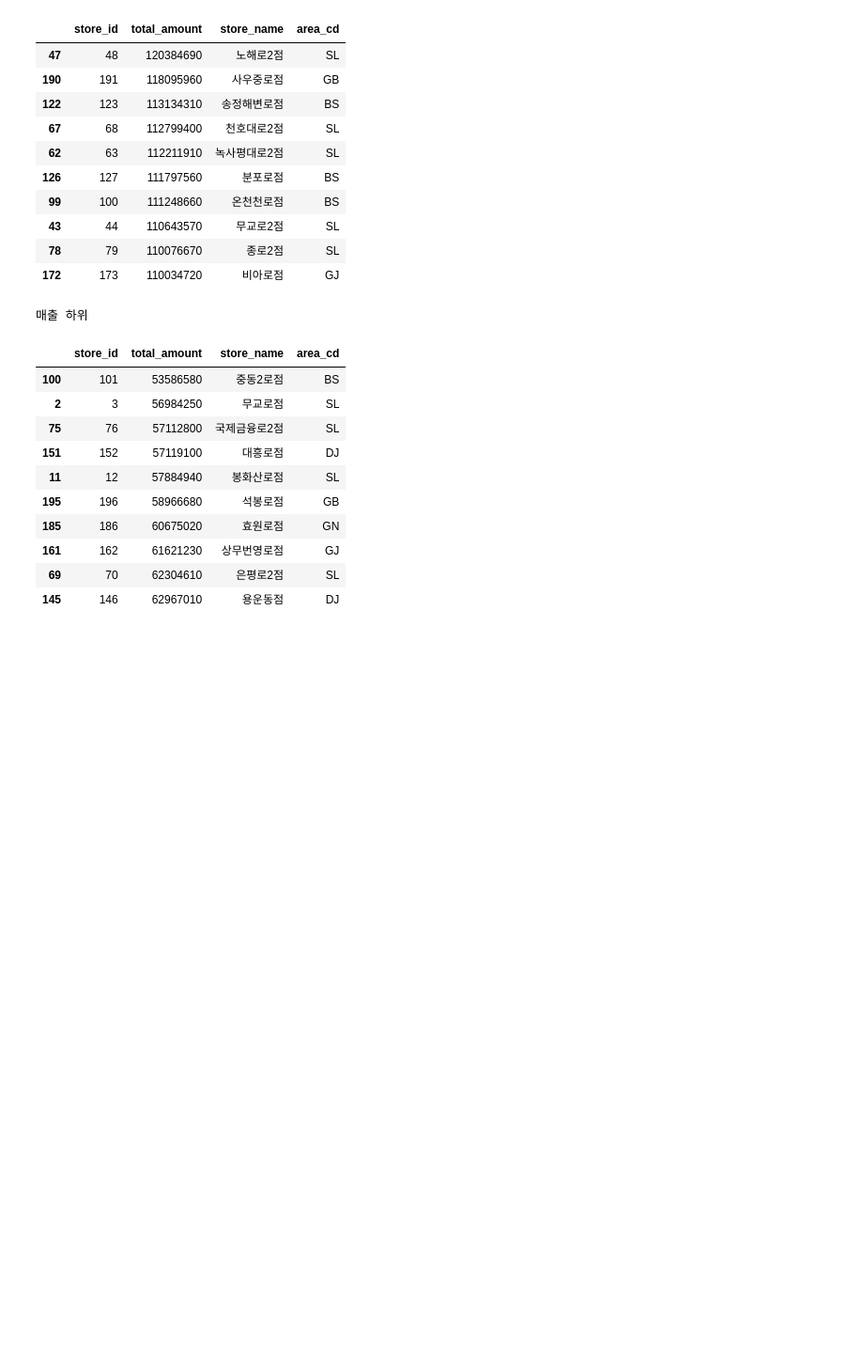
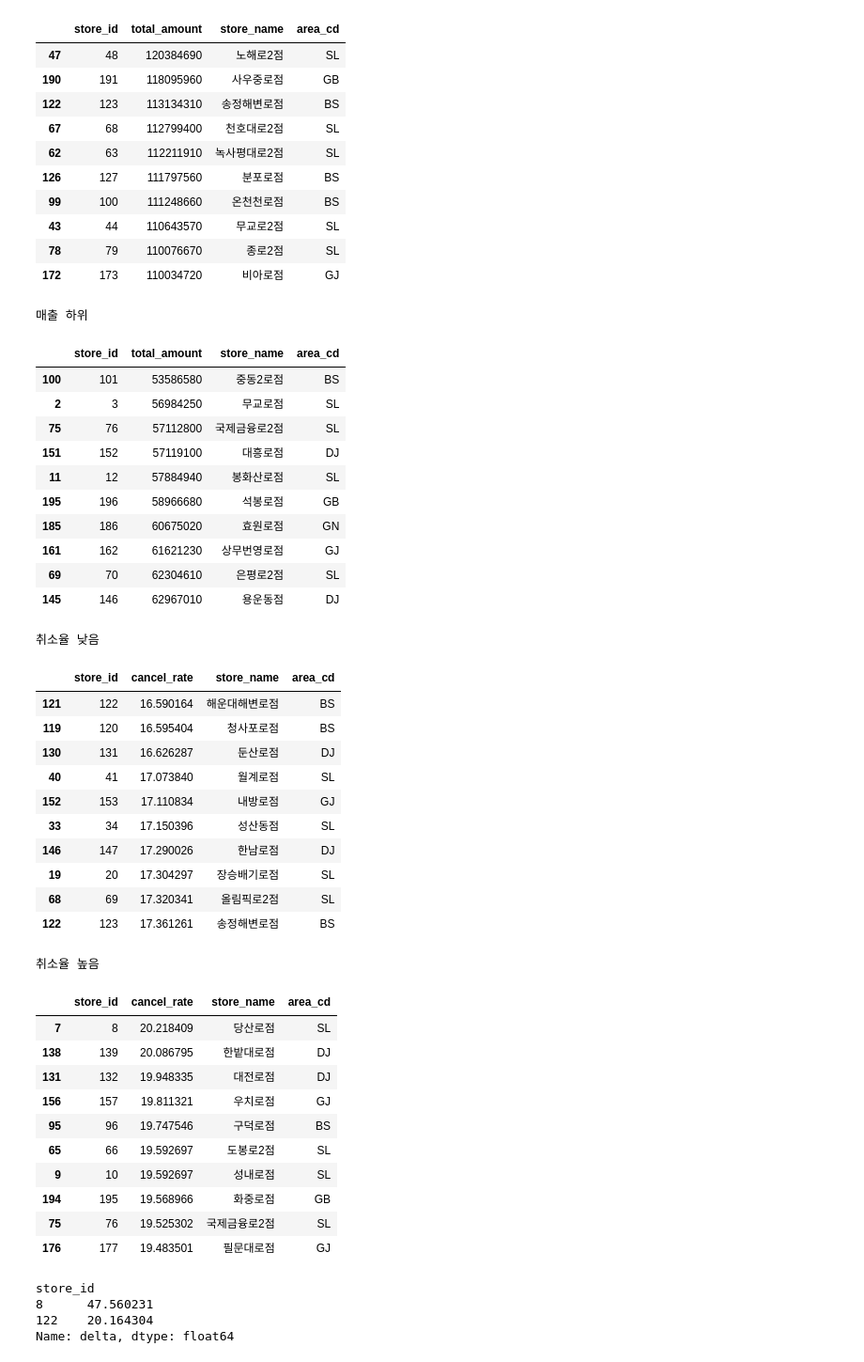
Before and after one commit to yumioh/data_analysis_lab, a Jupyter notebook: ML_100/chapter3.ipynb, the cells around one changed output. Shown at 94% size. Cells and saved outputs as stored; diff of their text form; code cells hidden in the pictures; blank space fills up the shorter version.

```diff
--- a/ML_100/chapter3.ipynb
+++ b/ML_100/chapter3.ipynb
@@ -412,3 +412,66 @@ display(store_summary_df.sort_values('total_amount', ascending=True).head(10))
 | 161 | 162 | 61621230 | 상무번영로점 | GJ |
 | 69 | 70 | 62304610 | 은평로2점 | SL |
 | 145 | 146 | 62967010 | 용운동점 | DJ |
+# %%
+cancel_df = pd.DataFrame()
+cancel_cnt = order_all.loc[order_all['status'] == 9].groupby(['store_id'])['store_id'].count()
+order_cnt = order_all.loc[order_all['status'].isin([1,2,9])].groupby(['store_id'])['store_id'].count()
+cancel_rate = (cancel_cnt / order_cnt) * 100
+cancel_df["cancel_rate"] = cancel_rate
+# %%
+cancel_df = pd.merge(cancel_df, m_store, on='store_id', how='left')
+print("취소율 낮음")
+display(cancel_df.sort_values('cancel_rate', ascending=True).head(10))
+print("취소율 높음")
+display(cancel_df.sort_values('cancel_rate', ascending=False).head(10))
+# %% [output]
+취소율 낮음
+|  | store_id | cancel_rate | store_name | area_cd |
+| 121 | 122 | 16.590164 | 해운대해변로점 | BS |
+| 119 | 120 | 16.595404 | 청사포로점 | BS |
+| 130 | 131 | 16.626287 | 둔산로점 | DJ |
+| 40 | 41 | 17.073840 | 월계로점 | SL |
+| 152 | 153 | 17.110834 | 내방로점 | GJ |
+| 33 | 34 | 17.150396 | 성산동점 | SL |
+| 146 | 147 | 17.290026 | 한남로점 | DJ |
+| 19 | 20 | 17.304297 | 장승배기로점 | SL |
+| 68 | 69 | 17.320341 | 올림픽로2점 | SL |
+| 122 | 123 | 17.361261 | 송정해변로점 | BS |
+취소율 높음
+|  | store_id | cancel_rate | store_name | area_cd |
+| 7 | 8 | 20.218409 | 당산로점 | SL |
+| 138 | 139 | 20.086795 | 한밭대로점 | DJ |
+| 131 | 132 | 19.948335 | 대전로점 | DJ |
+| 156 | 157 | 19.811321 | 우치로점 | GJ |
+| 95 | 96 | 19.747546 | 구덕로점 | BS |
+| 65 | 66 | 19.592697 | 도봉로2점 | SL |
+| 9 | 10 | 19.592697 | 성내로점 | SL |
+| 194 | 195 | 19.568966 | 화중로점 | GB |
+| 75 | 76 | 19.525302 | 국제금융로2점 | SL |
+| 176 | 177 | 19.483501 | 필문대로점 | GJ |
+# %%
+def calc_delta(t) :
+    t1, t2 = t
+    delta = t2 - t1
+    return delta.total_seconds() / 60
+
+order_all.loc[:, "order_accept_datetime"] = pd.to_datetime(
+    order_all['order_accept_date']
+)
+
+order_all.loc[:, "delivered_datetime"] = pd.to_datetime(
+    order_all['delivered_date']
+)
+
+# 컬럼 생성
+order_all.loc[:, 'delta'] = order_all[['order_accept_datetime',
+                                       'delivered_datetime']].apply(calc_delta, axis=1)
+
+delivery_df = order_all.loc[(order_all['status'] == 2) &
+                            (order_all['store_id'].isin([8,122]))]
+delivery_df.groupby(['store_id'])['delta'].mean()
+# %% [output]
+store_id
+8      47.560231
+122    20.164304
+Name: delta, dtype: float64
```
Also changed, not shown: parts of 12 cells of this notebook.
